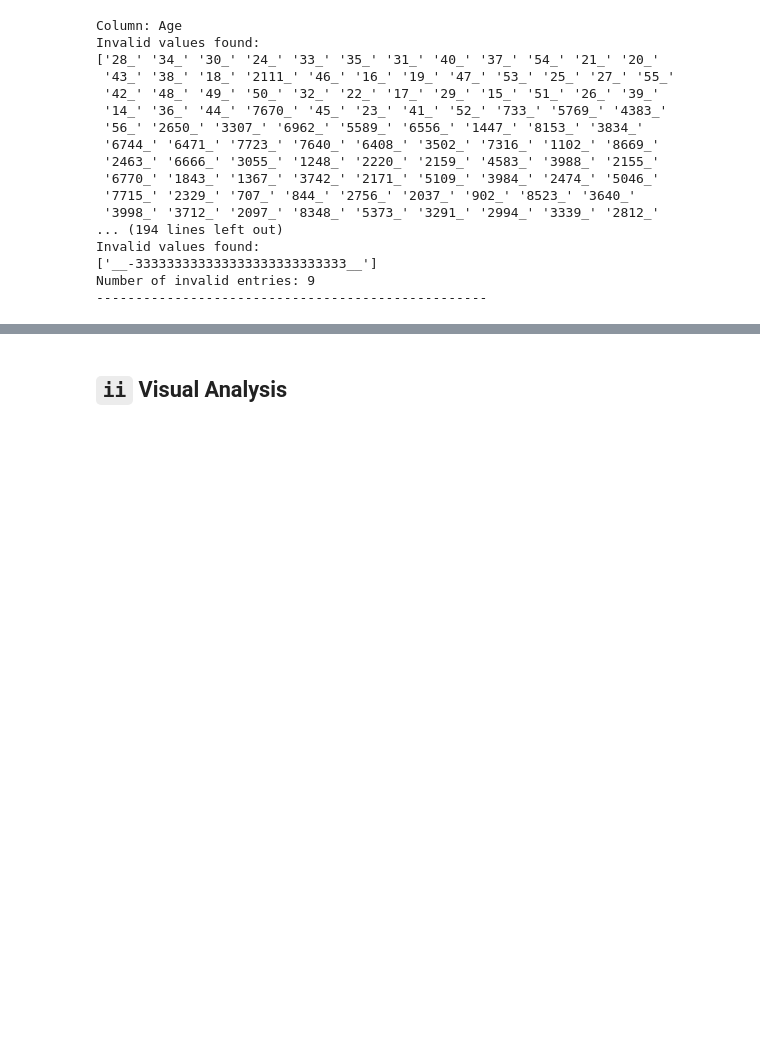
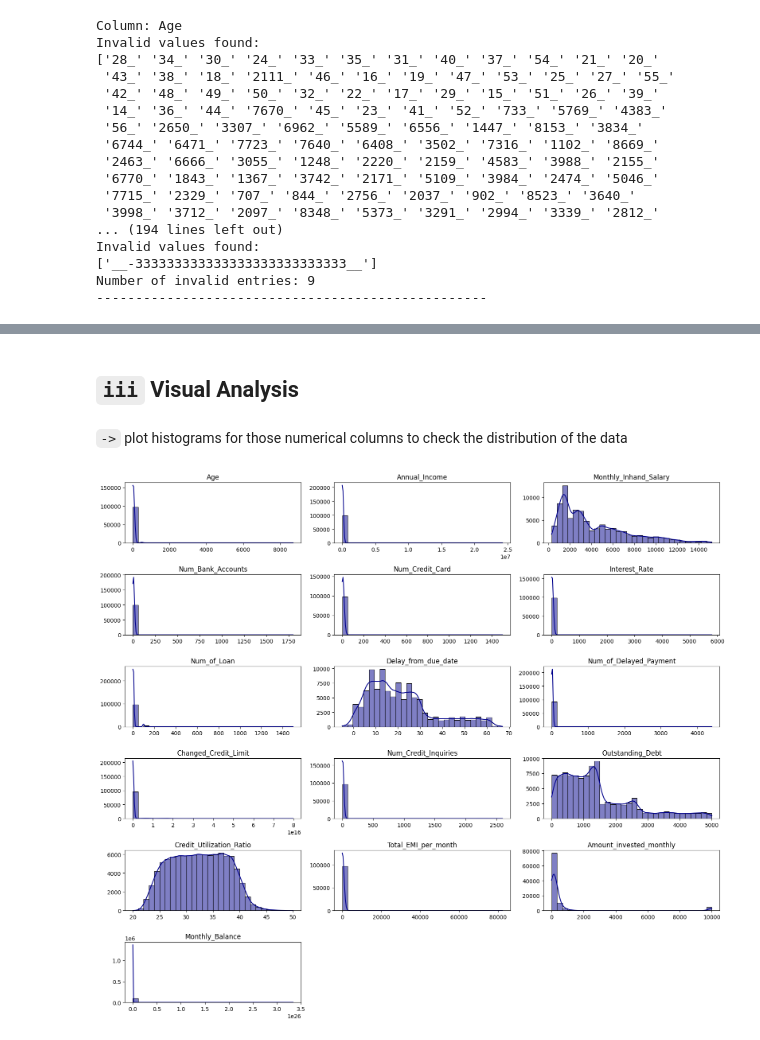
Before and after one commit to 3lis0/Machine-learning-by-practice, a Jupyter notebook: Credit score classification/credit_score_classification.ipynb, the cells around one changed output, grey strips where cells are left out. Cells and saved outputs as stored; diff of their text form; code cells hidden in the pictures; blank space fills up the shorter version.

```diff
--- a/Credit score classification/credit_score_classification.ipynb
+++ b/Credit score classification/credit_score_classification.ipynb
@@ -94,7 +102,7 @@ from sklearn.metrics import accuracy_score, classification_report, confusion_mat
 ----------------
 # 02. Load Data
 # %%
-train = pd.read_csv("Data/train.csv")
+train = pd.read_csv("/content/train.csv")
 # %% [markdown]
 ----------------
 # 03. Exploratory Data Analysis (EDA)
@@ -293,0 +516,15 @@ The dataset contains underscore (`_`) symbols in various columns. These symbols
+# %%
+def clean_loan_types(loan_list):
+    if isinstance(loan_list, list):
+        # Remove duplicates
+        unique_types = list(dict.fromkeys(loan_list))
+        # If 'Not Specified' is present with other types, remove it
+        if 'Not Specified' in unique_types and len(unique_types) > 1:
+            unique_types = [lt for lt in unique_types if lt != 'Not Specified']
+        return unique_types
+    return loan_list
+
+train['Type_of_Loan'] = train['Type_of_Loan'].apply(clean_loan_types)
+
+# Check the transformation
+print(train['Type_of_Loan'].head(10))
@@ -293,0 +543,7 @@ The dataset contains underscore (`_`) symbols in various columns. These symbols
+# %%
+# Replace 'NM' with NaN in 'Payment_of_Min_Amount'
+train['Payment_of_Min_Amount'] = train['Payment_of_Min_Amount'].replace('NM', np.nan)
+
+# Check the unique values and missing count after replacement
+print(train['Payment_of_Min_Amount'].unique())
+print("Number of missing values in 'Payment_of_Min_Amount':", train['Payment_of_Min_Amount'].isnull().sum())
@@ -294,2 +579,23 @@ The dataset contains underscore (`_`) symbols in various columns. These symbols
 # %% [markdown]
-## `ii` Visual Analysis
+## `iii` Visual Analysis
+# %% [markdown]
+`->` plot histograms for those numerical columns to check the distribution of the data
+# %%
+# Select numerical columns (excluding ID columns)
+numerical_columns = train.select_dtypes(include=['float64', 'int64']).columns
+numerical_columns = [col for col in numerical_columns if col not in ['ID', 'Customer_ID', 'SSN']]
+
+# Plot histograms
+plt.figure(figsize=(16, 14))
+
+for i, col in enumerate(numerical_columns):
+    plt.subplot((len(numerical_columns) + 2) // 3, 3, i + 1)  # Create grid of plots
+    sns.histplot(train[col], bins=30, kde=True, color='darkblue')  # Histogram with KDE curve
+    plt.title(col)
+    plt.xlabel('')
+    plt.ylabel('')
+
+plt.tight_layout()
+plt.show()
+# %% [output]
+[figure, added]
```
Also changed, not shown: parts of 98 cells of this notebook.
